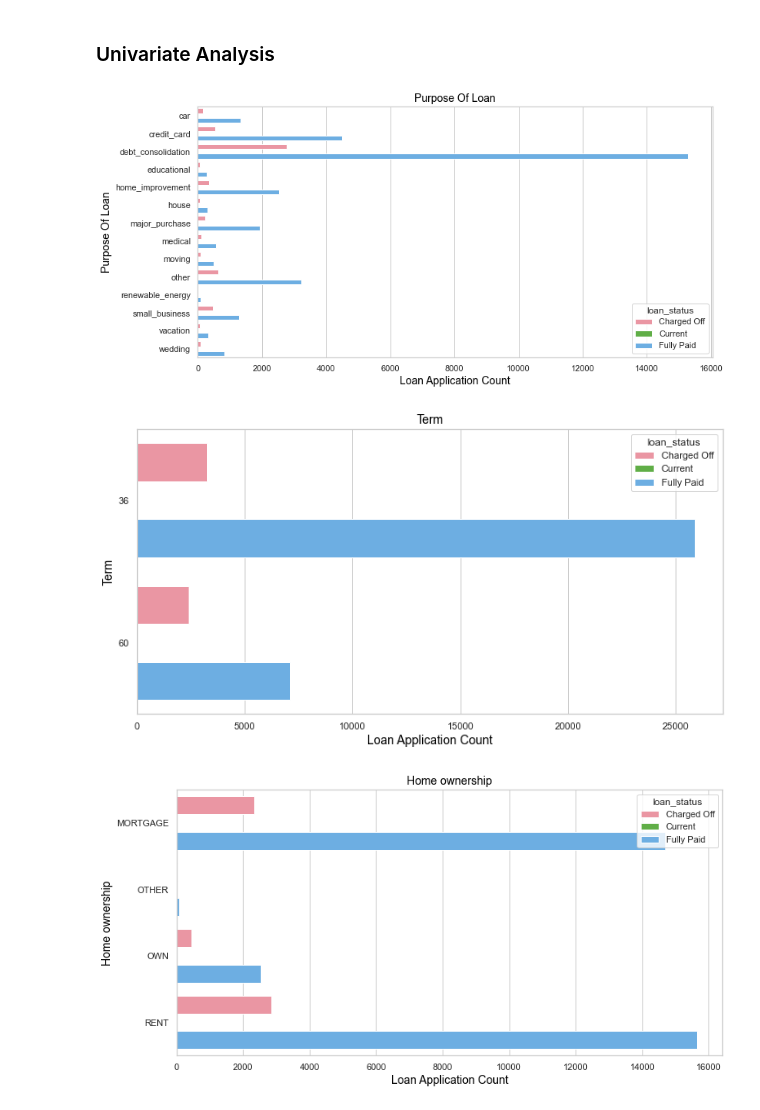
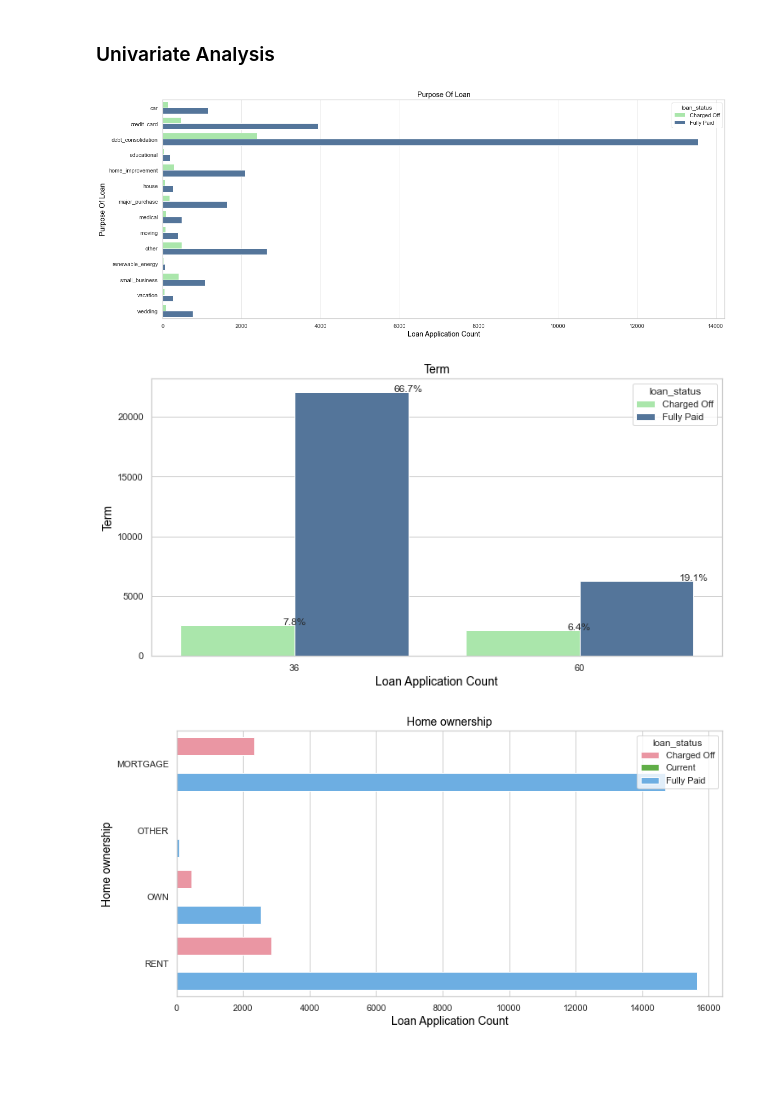
Before and after one commit to rainasharma/Lending-Club-Case-Study, a Jupyter notebook: Group_Raina_Sharma.ipynb, the cells around one changed output. Cells and saved outputs as stored; diff of their text form; code cells hidden in the pictures; blank space fills up the shorter version.

Commit message:
updated many univariant categorical analysis

```diff
--- a/Group_Raina_Sharma.ipynb
+++ b/Group_Raina_Sharma.ipynb
@@ -138,7 +175,8 @@ dtype: float64
 # %%
-#Removing null values
-loan_df = loan_df[loan_df['emp_length'].notnull()]
-loan_df = loan_df[loan_df['pub_rec_bankruptcies'].notnull()]
+#replacing the missing values with mode value.
+loan_df.emp_length.fillna(loan_df.emp_length.mode()[0], inplace = True)
+loan_df.pub_rec_bankruptcies.fillna(loan_df.pub_rec_bankruptcies.mode()[0], inplace = True)
+loan_df.revol_util.fillna(loan_df.revol_util.mode()[0], inplace = True) ## Since most of the values are MzEzddNNNWrRokVav
 # %% [markdown]
 ## Handling Data Types
 # %%
@@ -433,5 +578,6 @@ loan_df.describe(percentiles=[0.25,0.5,0.75,0.9,0.95])
 loan_df = loan_df[loan_df.loan_status != 'Current']
 loan_df.loan_status = loan_df.loan_status.cat.remove_categories('Current') ## removing category
 # %%
-loan_df.reset_index()
+loan_df.reset_index(drop=True, inplace=True)
+loan_df.head()
 # %% [output]
@@ -464,5 +589,0 @@ loan_df.head()
-# %%
-# These variables will be used in below analysis
-colors = ["#A0F0A1","#4974a5"]
-sns.set(style='whitegrid', palette=sns.color_palette(colors))
-order = ['Fully Paid','Charged Off']
@@ -468,0 +639,6 @@ order = ['Fully Paid','Charged Off']
+# %%
+#Funded amount bin
+loan_df['funded_amnt_bins'] = pd.cut(loan_df['funded_amnt'],
+                                      [x for x in range(0, 40000, 5000)], labels=[str(y)+'-'+str(y+5)+'k' for y in range (0, 35, 5)])
+
+count_plot(loan_df,'funded_amnt_bins')
@@ -482,31 +809,36 @@ Categorical columns that will help in analysis
 # %%
 # Purpose Of Loan
 
-plt.figure(figsize=(12,6))
+plt.figure(figsize=(20,8))
 ax = sns.countplot(y="purpose",data=loan_df,hue='loan_status')
 ax.set_title('Purpose Of Loan',fontsize=14,color='black')
 ax.set_ylabel('Purpose Of Loan',fontsize=14,color = 'black')
 ax.set_xlabel('Loan Application Count',fontsize=14,color = 'black')
 plt.show()
 
 # Observations :
 # Most of the charged off loans were taken for the purpose of debt consolidation and credit card payment
 # %% [output]
-[figure, old version]
+[figure, new version]
 # %%
 # Term
 
 plt.figure(figsize=(12,6))
-ax = sns.countplot(y="term_months",data=loan_df,hue='loan_status')
+ax = sns.countplot(x="term_months",data=loan_df,hue='loan_status')
 ax.set_title('Term',fontsize=14,color='black')
 ax.set_ylabel('Term',fontsize=14,color = 'black')
 ax.set_xlabel('Loan Application Count',fontsize=14,color = 'black')
+for p in ax.patches:
+    percentage = '{:.1f}%'.format(100 * p.get_height()/float(len(loan_df)))
+    x = p.get_x() + p.get_width()
+    y = p.get_height()
+    ax.annotate(percentage, (x, y),ha='center')
 plt.show()
 
 # Observations :
 #
 # %% [output]
-[figure, old version]
+[figure, new version]
 # %%
 # Home ownership
 
```
Also changed, not shown: parts of 69 cells of this notebook.
